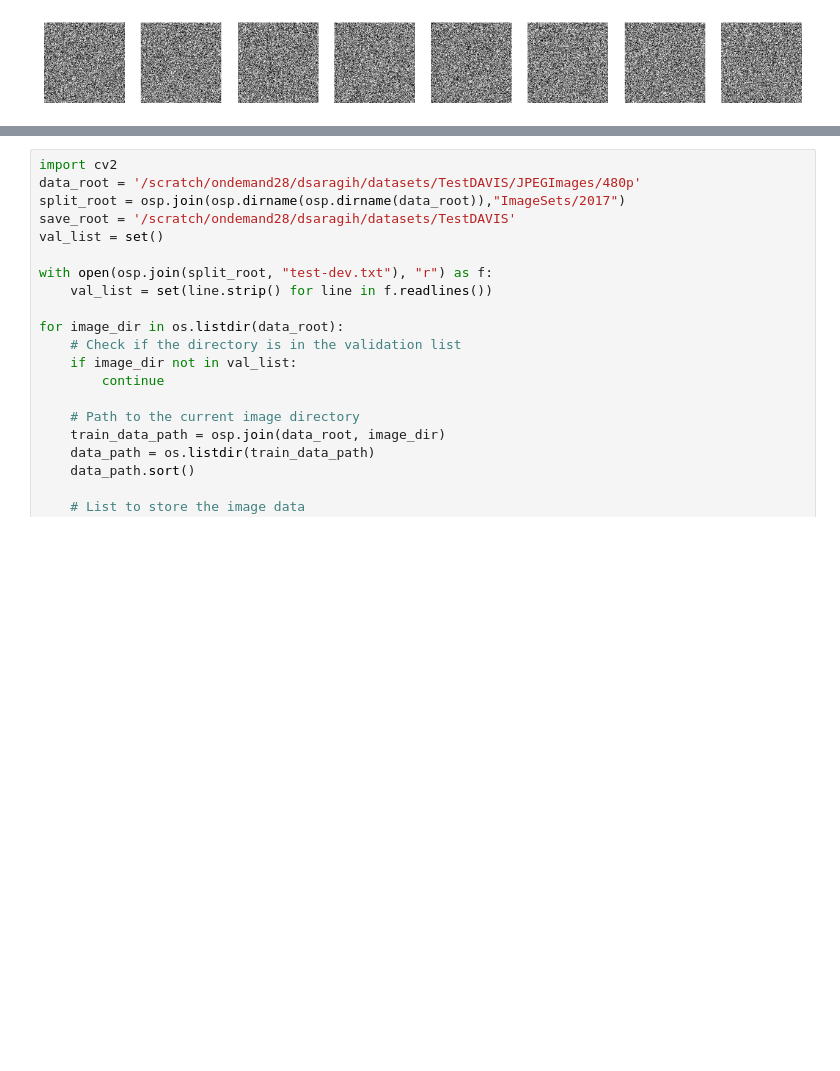
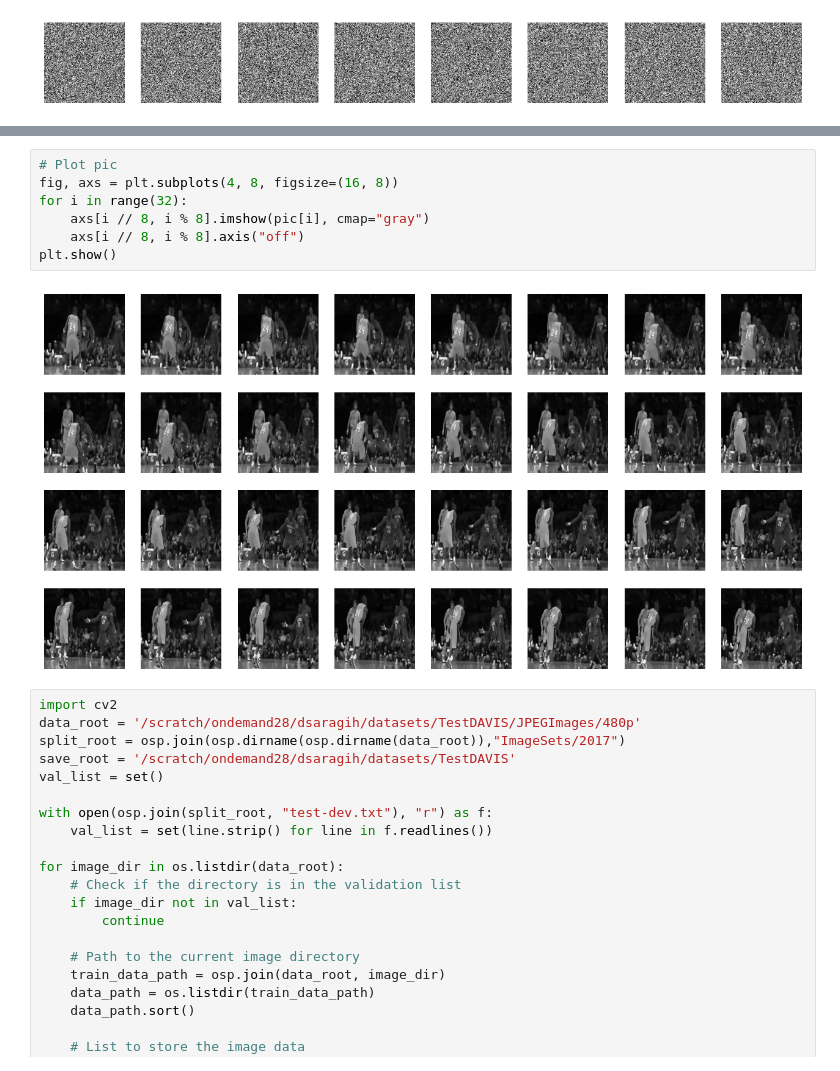
Before and after one commit to dsaragih/STFormer, a Jupyter notebook: testing.ipynb, the cells around one changed output, grey strips where cells are left out. Cells and saved outputs as stored; diff of their text form; blank space fills up the shorter version.

Commit message:
automated eval for figure generation

```diff
--- a/testing.ipynb
+++ b/testing.ipynb
@@ -68,3 +100,12 @@ print(pic.shape)
+# %%
+# Plot pic
+fig, axs = plt.subplots(4, 8, figsize=(16, 8))
+for i in range(32):
+    axs[i // 8, i % 8].imshow(pic[i], cmap="gray")
+    axs[i // 8, i % 8].axis("off")
+plt.show()
+# %% [output]
+[figure, added]
 # %%
 import cv2
 data_root = '/scratch/ondemand28/dsaragih/datasets/TestDAVIS/JPEGImages/480p'
```
Also changed, not shown: parts of 1 cell of this notebook, 8 other files.
